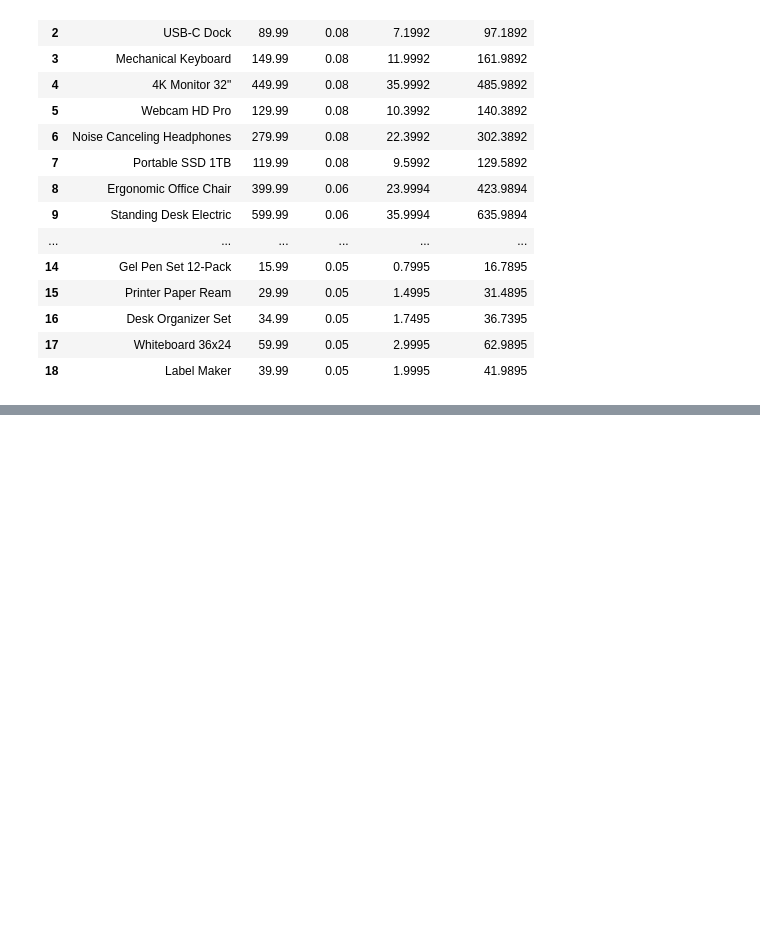
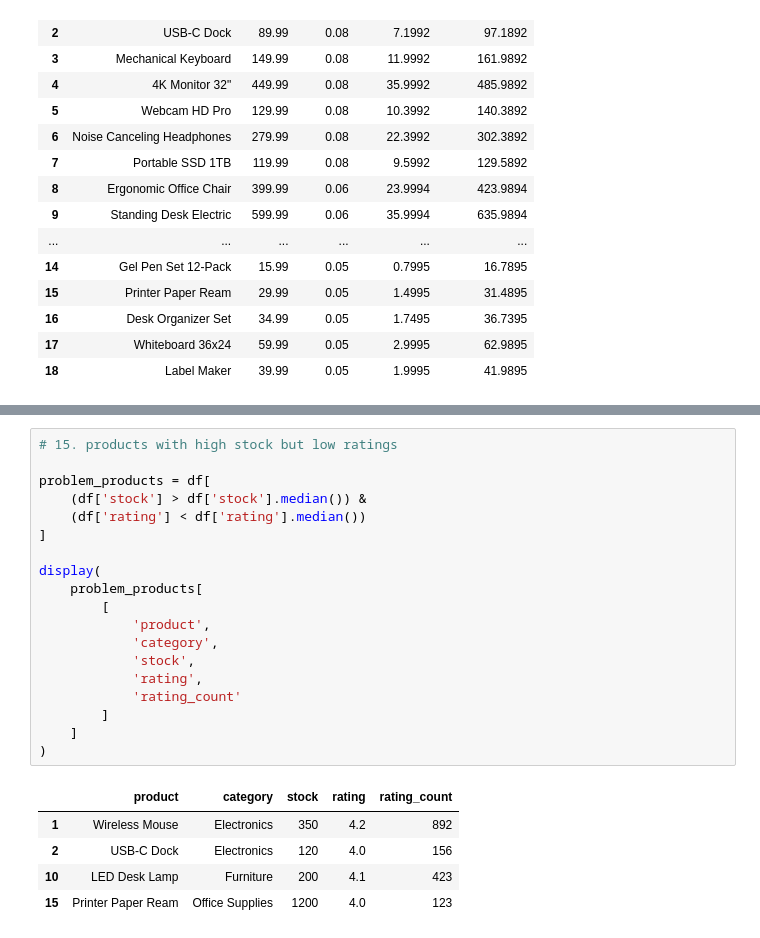
Before and after one commit to khing-fm/Data_Science, a Jupyter notebook: pandas-for_data-analytics_JSON-File.ipynb, the cells around one changed output, grey strips where cells are left out. Cells and saved outputs as stored; diff of their text form; blank space fills up the shorter version.

```diff
--- a/pandas-for_data-analytics_JSON-File.ipynb
+++ b/pandas-for_data-analytics_JSON-File.ipynb
@@ -538,0 +539,25 @@ display(
+# %%
+# 15. products with high stock but low ratings
+
+problem_products = df[
+    (df['stock'] > df['stock'].median()) &
+    (df['rating'] < df['rating'].median())
+]
+
+display(
+    problem_products[
+        [
+            'product',
+            'category',
+            'stock',
+            'rating',
+            'rating_count'
+        ]
+    ]
+)
+# %% [output]
+|  | product | category | stock | rating | rating_count |
+| 1 | Wireless Mouse | Electronics | 350 | 4.2 | 892 |
+| 2 | USB-C Dock | Electronics | 120 | 4.0 | 156 |
+| 10 | LED Desk Lamp | Furniture | 200 | 4.1 | 423 |
+| 15 | Printer Paper Ream | Office Supplies | 1200 | 4.0 | 123 |
```
Also changed, not shown: parts of 10 cells of this notebook.
